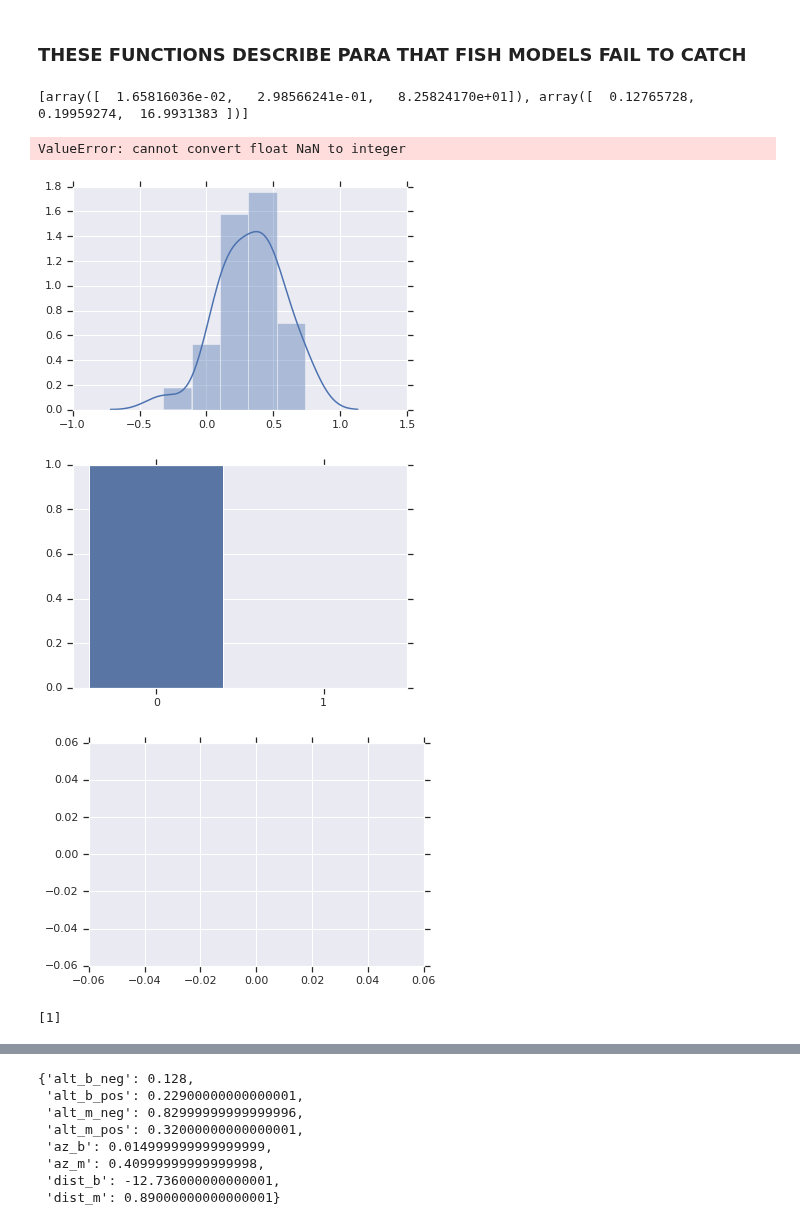
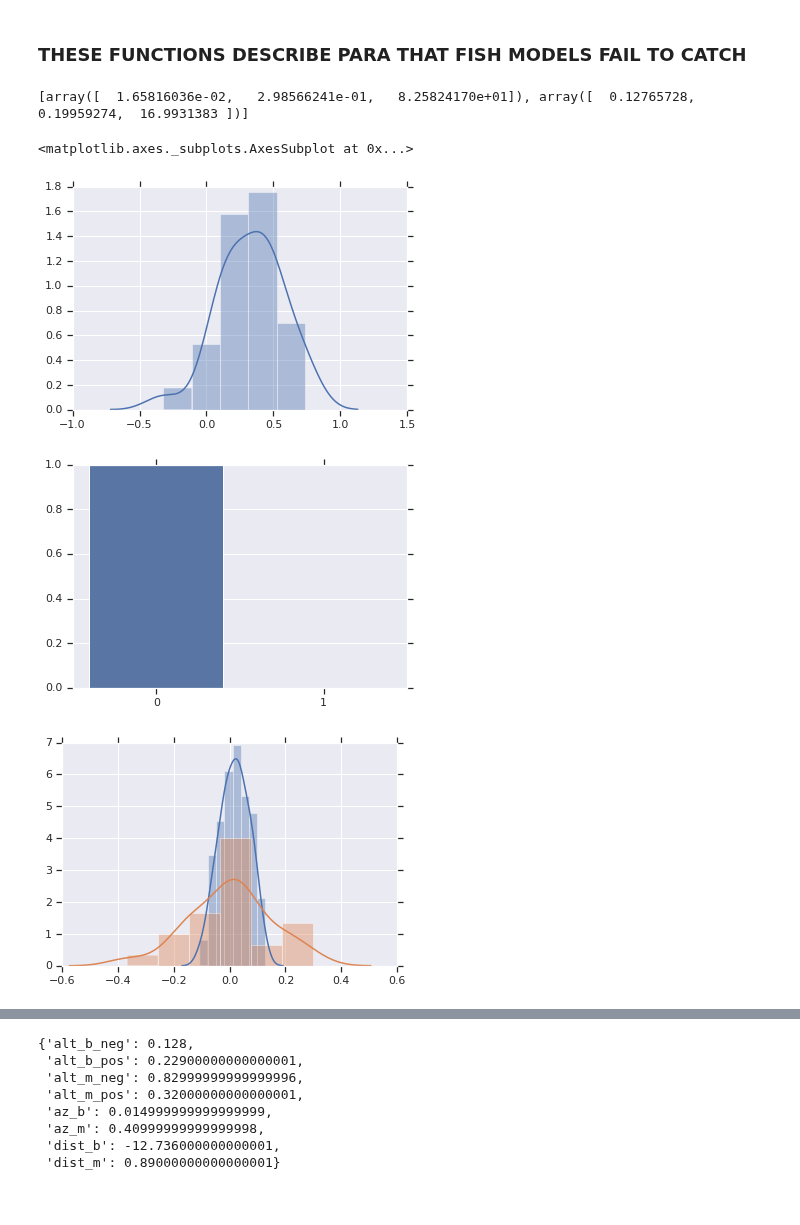
Before and after one commit to elifesciences-publications/PreycapMaster, a Jupyter notebook: Model_Plot.ipynb, the cells around one changed output, grey strips where cells are left out. Drawn from its saved outputs; the diff is of its cells as text; code cells hidden in the pictures.

```diff
--- a/Model_Plot.ipynb
+++ b/Model_Plot.ipynb
@@ -47,39 +57,36 @@ fish_stats_at_term = [sm.fish_pitch[-1] for sm, d in zip(
     simlist_by_model[model_number], ms[model_number]) if d['Result'] in actions]
 
 pl.figure()
 sb.distplot(fish_stats_at_term)
 
 modified_strike_params = np.array([strike(d['Para Position at Term'],
                                     strike_params[0],
                                     strike_params[1], ci)[0] for d in ms[model_number] if d['Result'] in actions])
-pvarb = 'Para Vec Velocity'
+pvarb = 'Para Az'
 #pvarb_at_term_miss = [d['Para Position at Term'][pvarb] for d in ms[model_number] if d['Result'] in actions]
 #pvarb_at_term_hit = [d['Para Position at Term'][pvarb] for d in ms[model_number] if d['Result'] == 1]
 #pvarb_at_term_hit =[d['Para Position at Term'] for d in ms[model_number] if d['Result'] == 1]
 pvarb_at_term_miss = [d['Para Position at Term'][pvarb] for d in ms[model_number] if d['Result'] in actions]
 pvarb_at_term_hit = [d['Para Position at Term'][pvarb] for d in ms[model_number] if d['Result'] == 1]
 
 
+
 pl.figure()
 sb.barplot(data=[modified_strike_params==0, modified_strike_params==1])
 pl.figure()
-sb.distplot(pvarb_at_term_hit)
-sb.distplot(pvarb_at_term_miss)
+sb.distplot([pv for pv in pvarb_at_term_hit if np.isfinite(pv)])
+sb.distplot([pv for pv in pvarb_at_term_miss if np.isfinite(pv)])
 
 
 
 
 #[d['Para Position at Term'] for d in ms[0] if d['Result'] == 2]
 #[static_strike(d['Para Position at Term'], strike_params[0], strike_params[1]) for d in ms[0] if d['Result'] == 2]
 
 # QUERY ON DISTANCE BEING LOW ALT AZ REQUIREMENTS.
 # %% [output]
 [array([  1.65816036e-02,   2.98566241e-01,   8.25824170e+01]), array([  0.12765728,   0.19959274,  16.9931383 ])]
-ValueError: cannot convert float NaN to integer
+<matplotlib.axes._subplots.AxesSubplot at 0x...>
 [figure]
 [figure]
-[figure, old version]
+[figure, new version]
-# %%
-[1 for p in pvarb_at_term_hit if p == {}]
-# %% [output]
-[1]
```
Also changed, not shown: parts of 24 cells of this notebook, 5 other files.
